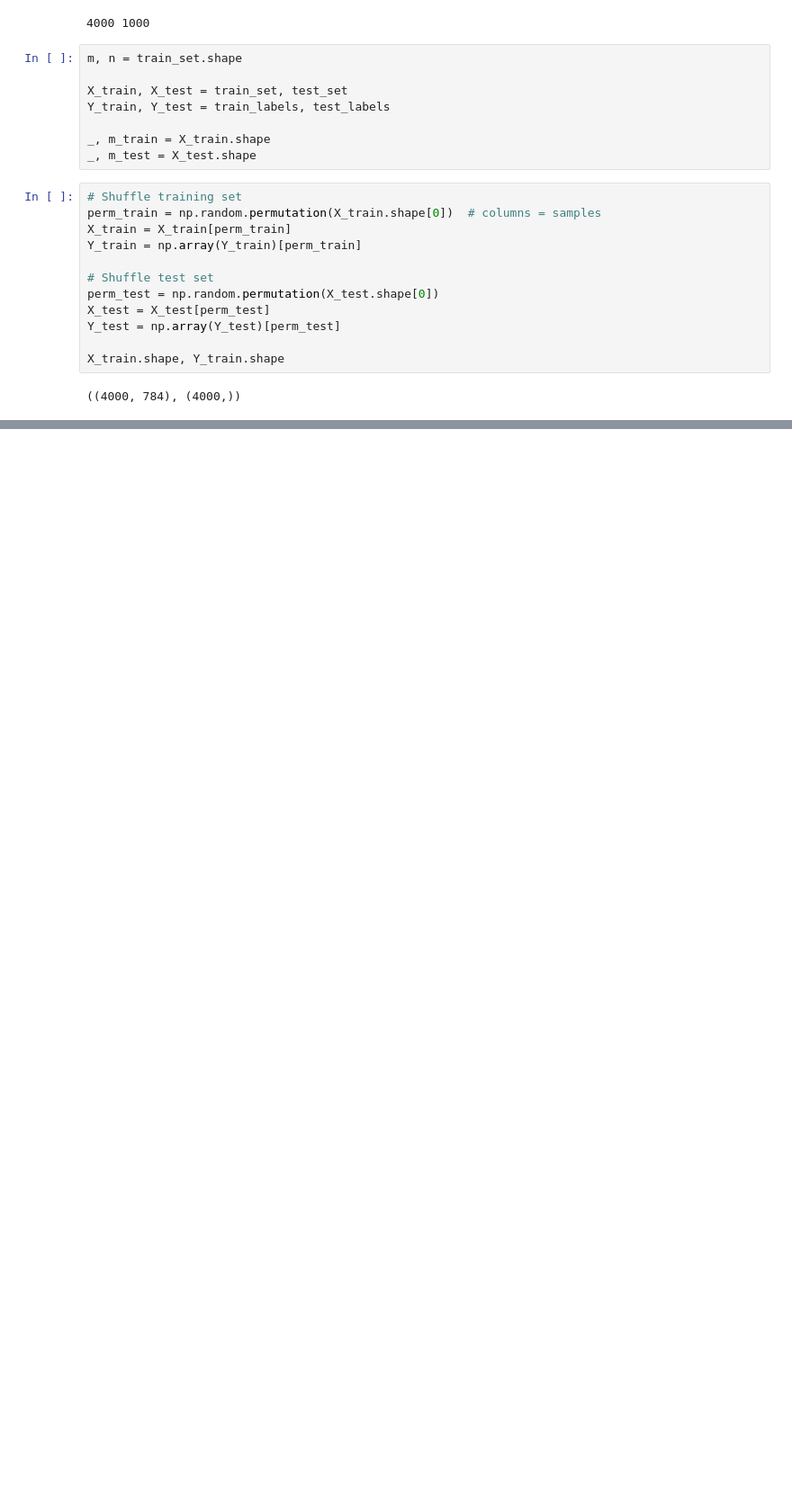
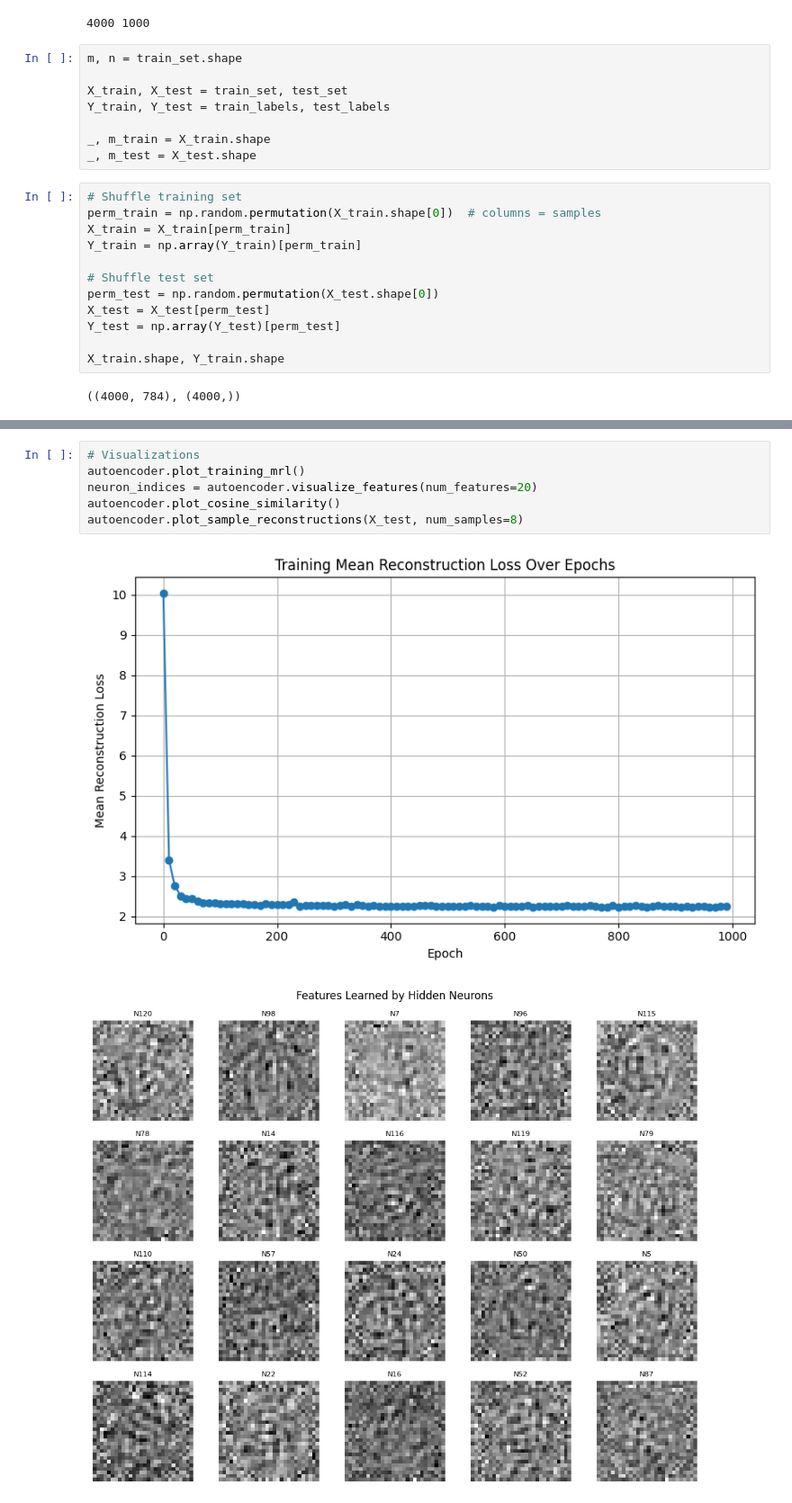
Before and after one commit to Rai1975/Intelligent_Systems, a Jupyter notebook: HW4/auto-encoder.ipynb, the cells around one changed output, grey strips where cells are left out. Shown at 90% size. Drawn from its saved outputs; the diff is of its cells as text; blank space fills up the shorter version.

```diff
--- a/HW4/auto-encoder.ipynb
+++ b/HW4/auto-encoder.ipynb
@@ -374,0 +474,9 @@ plt.show()
+# %%
+# Visualizations
+autoencoder.plot_training_mrl()
+neuron_indices = autoencoder.visualize_features(num_features=20)
+autoencoder.plot_cosine_similarity()
+autoencoder.plot_sample_reconstructions(X_test, num_samples=8)
+# %% [output]
+[figure, added]
+[figure, added]
```
Also changed, not shown: parts of 19 cells of this notebook, 25 other files.
